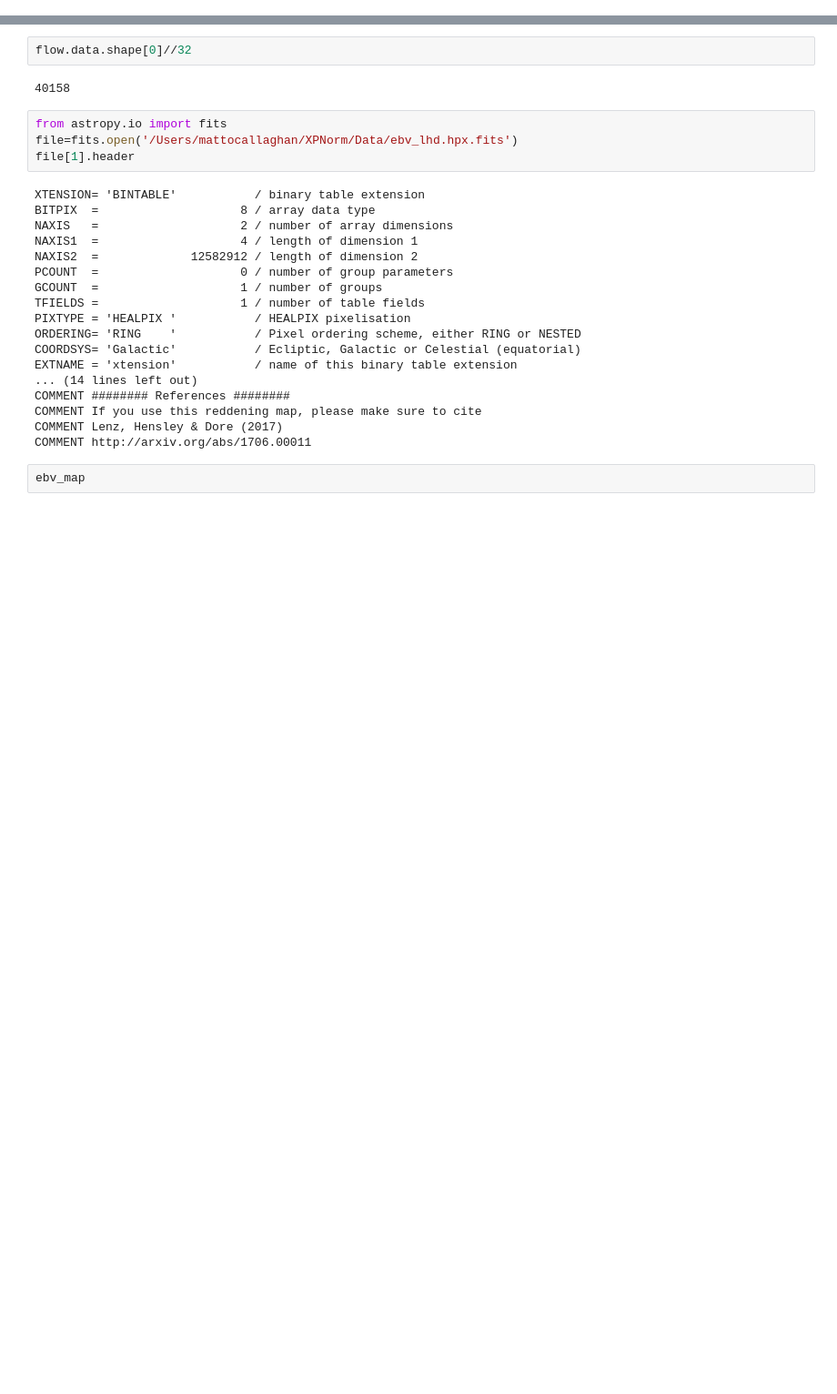
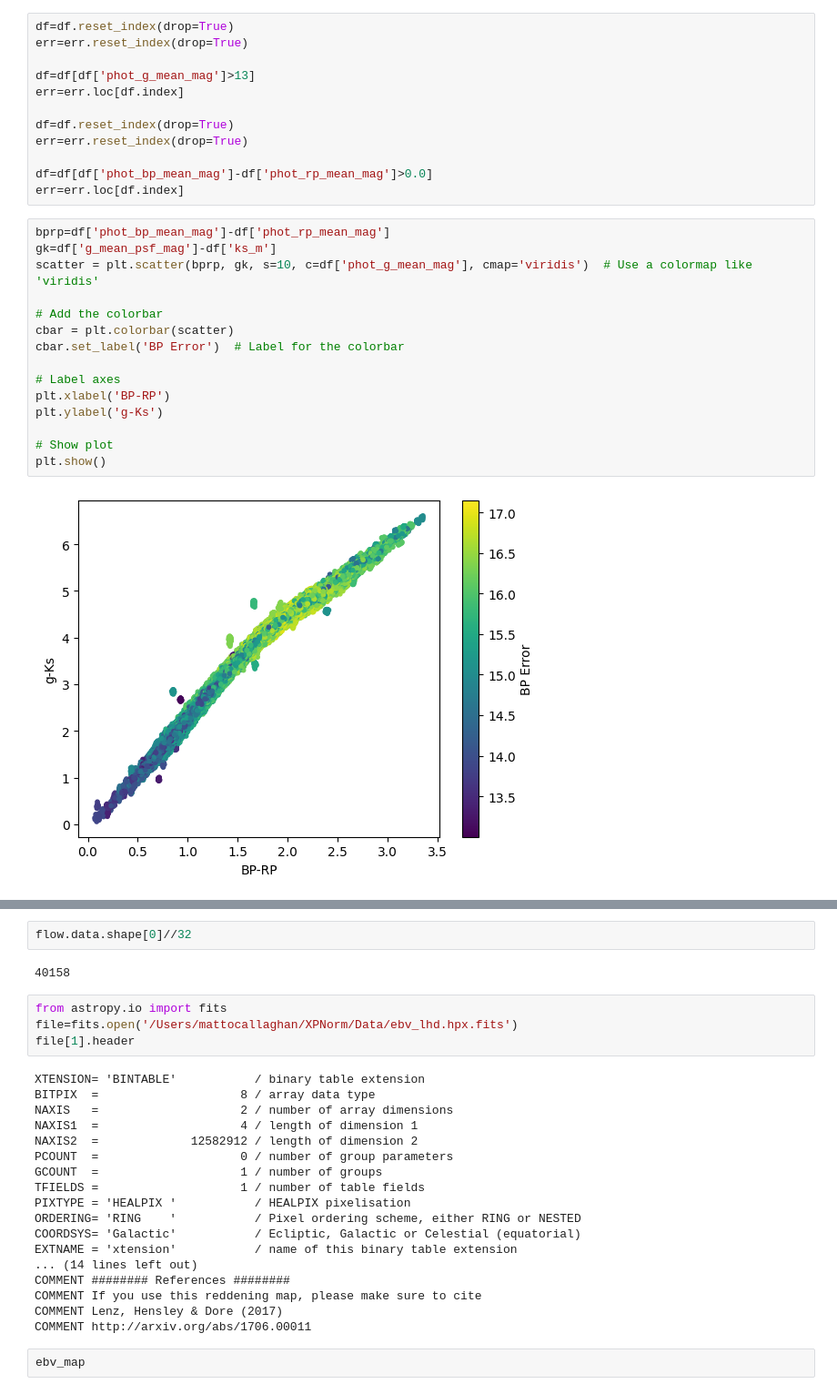
Before and after one commit to ocallam6/XPNorm, a Jupyter notebook: Notebooks/data_analysis.ipynb, the cells around one changed output, grey strips where cells are left out. Shown at 91% size. Cells and saved outputs as stored; diff of their text form; blank space fills up the shorter version.

```diff
--- a/data_analysis.ipynb
+++ b/Notebooks/data_analysis.ipynb
@@ -11,0 +26,29 @@ FileNotFoundError: [Errno 2] No such file or directory: '../Data/data_full_ps_2.
+# %%
+df=df.reset_index(drop=True)
+err=err.reset_index(drop=True)
+
+df=df[df['phot_g_mean_mag']>13]
+err=err.loc[df.index]
+
+df=df.reset_index(drop=True)
+err=err.reset_index(drop=True)
+
+df=df[df['phot_bp_mean_mag']-df['phot_rp_mean_mag']>0.0]
+err=err.loc[df.index]
+# %%
+bprp=df['phot_bp_mean_mag']-df['phot_rp_mean_mag']
+gk=df['g_mean_psf_mag']-df['ks_m']
+scatter = plt.scatter(bprp, gk, s=10, c=df['phot_g_mean_mag'], cmap='viridis')  # Use a colormap like 'viridis'
+
+# Add the colorbar
+cbar = plt.colorbar(scatter)
+cbar.set_label('BP Error')  # Label for the colorbar
+
+# Label axes
+plt.xlabel('BP-RP')
+plt.ylabel('g-Ks')
+
+# Show plot
+plt.show()
+# %% [output]
+[figure, added]
```
Also changed, not shown: parts of 31 cells of this notebook, 15 other files.
